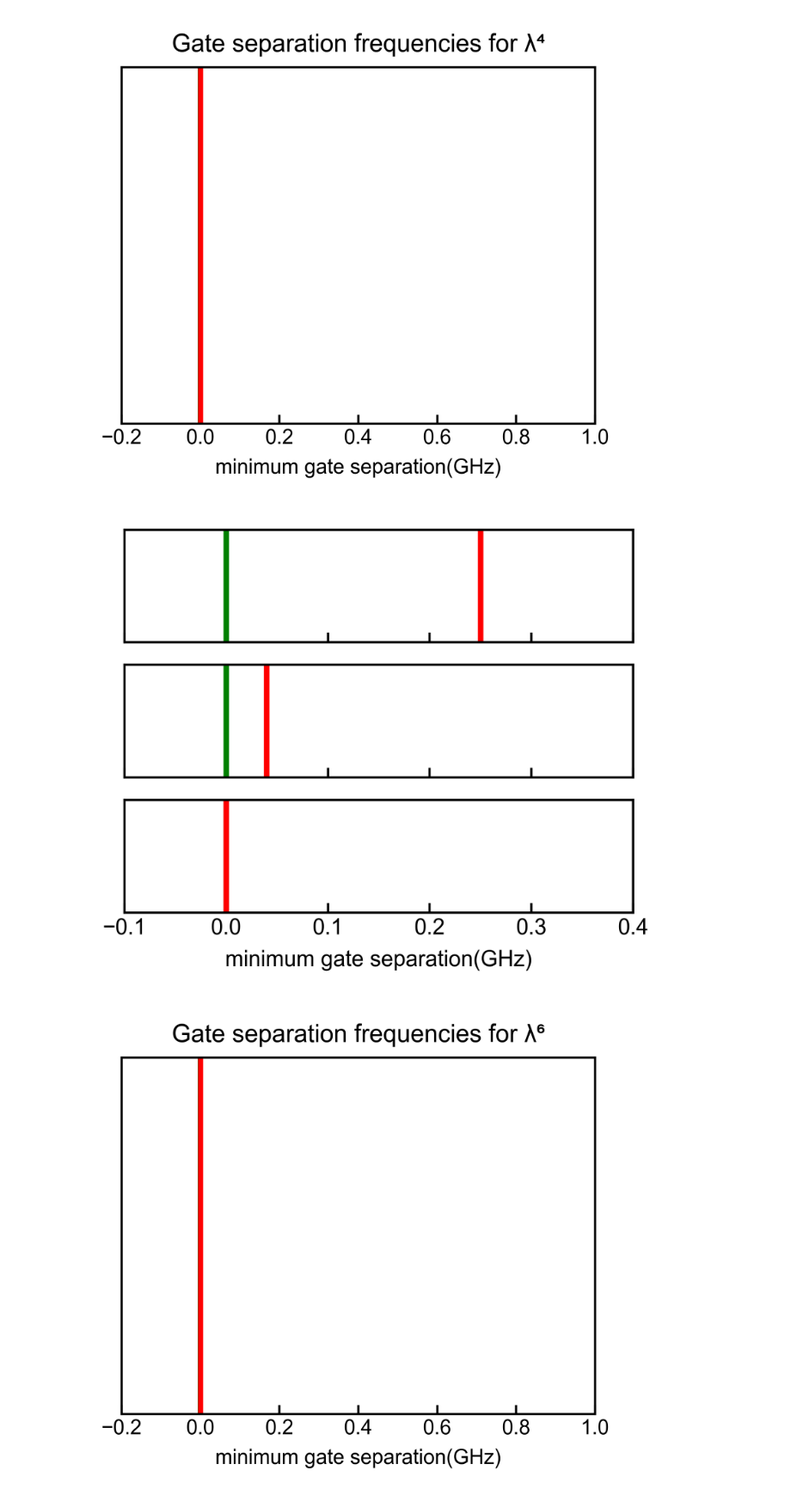
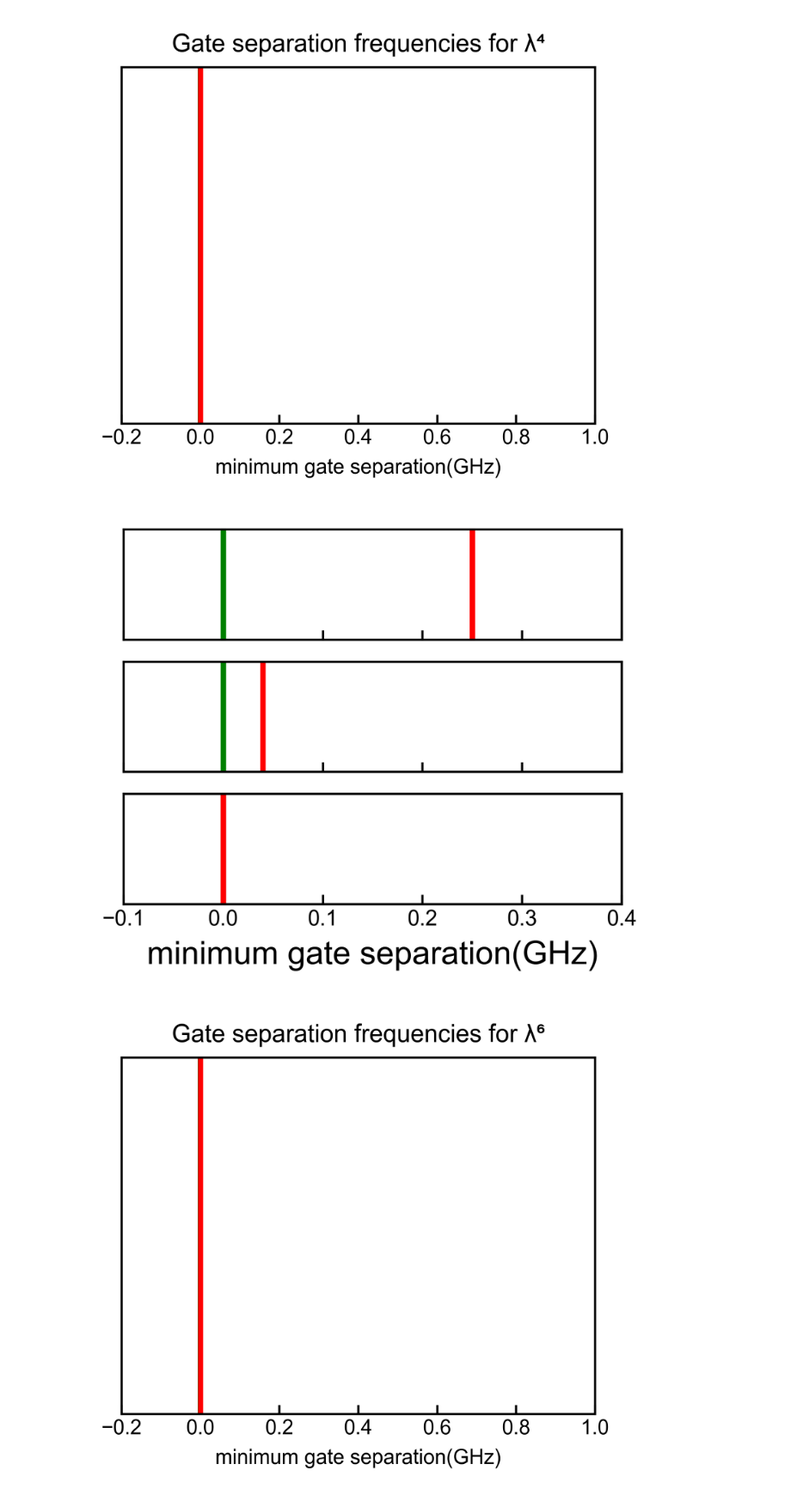
Before and after one commit to Pitt-JonesLab/quantum_logical, a Jupyter notebook: src/notebooks/pulse_sim/crowing_experiment.ipynb, the cells around one changed output. Shown at 86% size. Cells and saved outputs as stored; diff of their text form; code cells hidden in the pictures.

```diff
--- a/src/notebooks/pulse_sim/crowing_experiment.ipynb
+++ b/src/notebooks/pulse_sim/crowing_experiment.ipynb
@@ -205,35 +206,35 @@ x_positions1 = [0.0, 0.25]
 colors1 = ['green', 'red']
 x_positions2 = [0.0, 0.04]
 colors2 = ['green', 'red']
 x_positions3 = [0.0, 0.0]
 colors3 = ['green', 'red']
 
 fig, axs = plt.subplots(3)
 for x, color in zip(x_positions1, colors1):
     axs[0].axvline(x=x, color=color, linestyle='-', linewidth=2)
     # if color == 'green':
     # axs[0].text(x_positions1, x_positions1, f"driven", rotation=90)
     # else:
     #     axs[0].text(x_positions1, 'spectator', ha='right', va='center')
 
 for x, color in zip(x_positions2, colors2):
     axs[1].axvline(x=x, color=color, linestyle='-', linewidth=2)
 for x, color in zip(x_positions3, colors3):
     axs[2].axvline(x=x, color=color, linestyle='-', linewidth=2)
 for i in range(3):
     # axs[i].set_title('Gate separation frequencies for λ{}'.format(dict1.get('6')))
     axs[i].tick_params(axis="y",direction="in", pad=2)
     axs[i].tick_params(axis="x",direction="in", pad=2)
     axs[i].yaxis.set_tick_params(labelleft=False)
     axs[i].xaxis.set_tick_params(labelbottom=False)
     axs[i].set_xlim(-0.1, .4)
     axs[i].tick_params(left = False)
 
 axs[2].xaxis.set_tick_params(labelbottom=True)
-axs[2].set_xlabel('minimum gate separation(GHz)')
+axs[2].set_xlabel('minimum gate separation(GHz)', fontsize = 12)
 fig.show()
 # %% [output]
-[figure, old version]
+[figure, new version]
 # %%
 # making a vertical line plot
 x_positions = [0.0, 0.0005]
```
Also changed, not shown: parts of 3 cells of this notebook, 2 other files.
